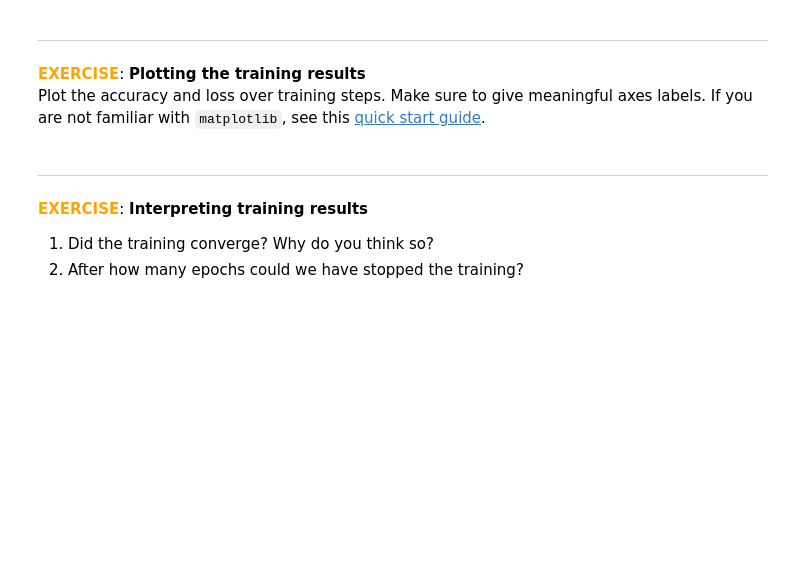
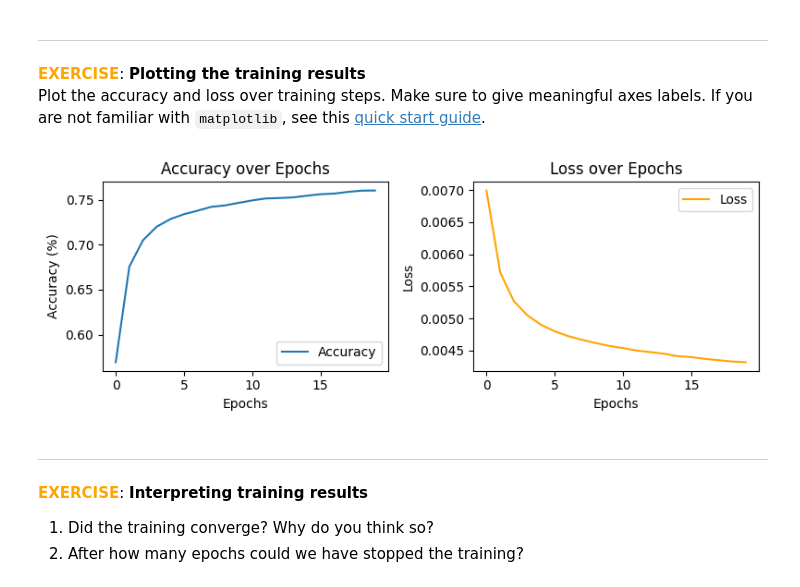
Before and after one commit to iamjumshaid/reinforcement-learning, a Jupyter notebook: ex01-behavior-cloning/behavior_cloning.ipynb, the cells around one changed output. Cells and saved outputs as stored; diff of their text form; code cells hidden in the pictures; blank space fills up the shorter version.

```diff
--- a/ex01-behavior-cloning/behavior_cloning.ipynb
+++ b/ex01-behavior-cloning/behavior_cloning.ipynb
@@ -730,19 +730,19 @@ for epoch in range(20):  # loop over the dataset multiple times
             inputs, labels = inputs.to('cuda'), labels.to('cuda')
 
         # perform the forward pass
-        outputs = ...
+        outputs = net.forward(inputs)
 
         # calculate the loss ussing the criterion
-        loss = ...
+        loss = criterion(outputs, labels)
 
         # zero the parameter gradients
-        ...
+        optimizer.zero_grad()
 
         # perform the backward pass to compute gradients
-        ...
+        loss.backward()
 
         # update the model's parameters using the optimizer
-        ...
+        optimizer.step()
 
         # print statistics
         running_loss += loss.item()
@@ -763,14 +781,24 @@ Plot the accuracy and loss over training steps. Make sure to give meaningful axe
 # %%
 fig, axs = plt.subplots(1, 2, figsize=(8,3))
 
 # plot accuracy over epochs
-...
+axs[0].plot(acc_hist, label='Accuracy')
+axs[0].set_title('Accuracy over Epochs')
+axs[0].set_xlabel('Epochs')
+axs[0].set_ylabel('Accuracy (%)')
+axs[0].legend()
 
 # plot loss over epochs
-...
+axs[1].plot(loss_hist, label='Loss', color='orange')
+axs[1].set_title('Loss over Epochs')
+axs[1].set_xlabel('Epochs')
+axs[1].set_ylabel('Loss')
+axs[1].legend()
 
 plt.tight_layout()
 plt.show()
+# %% [output]
+[figure, added]
 # %% [markdown]
 ---
 <span style="color:orange">**EXERCISE**</span>: **Interpreting training results**
```
Also changed, not shown: parts of 1 cell of this notebook.
